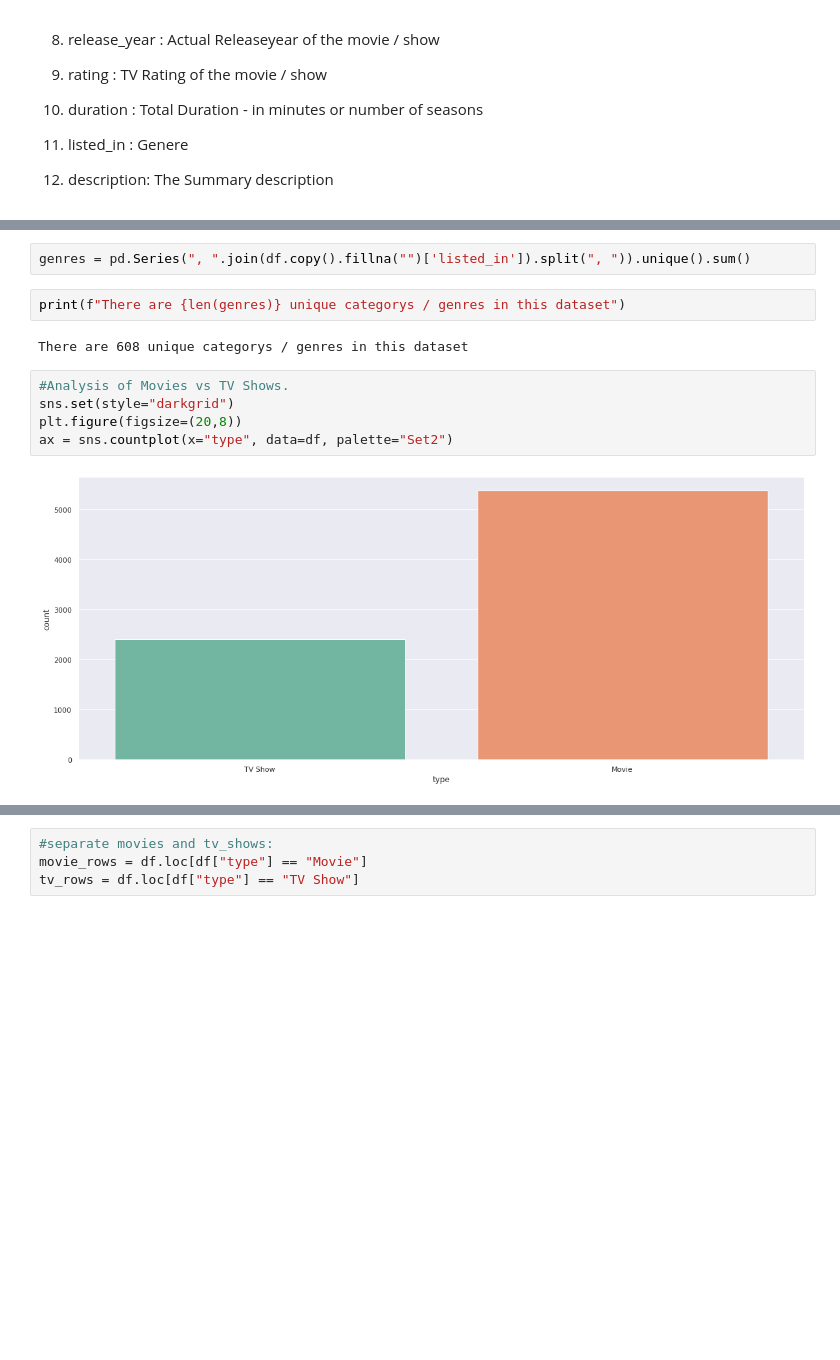
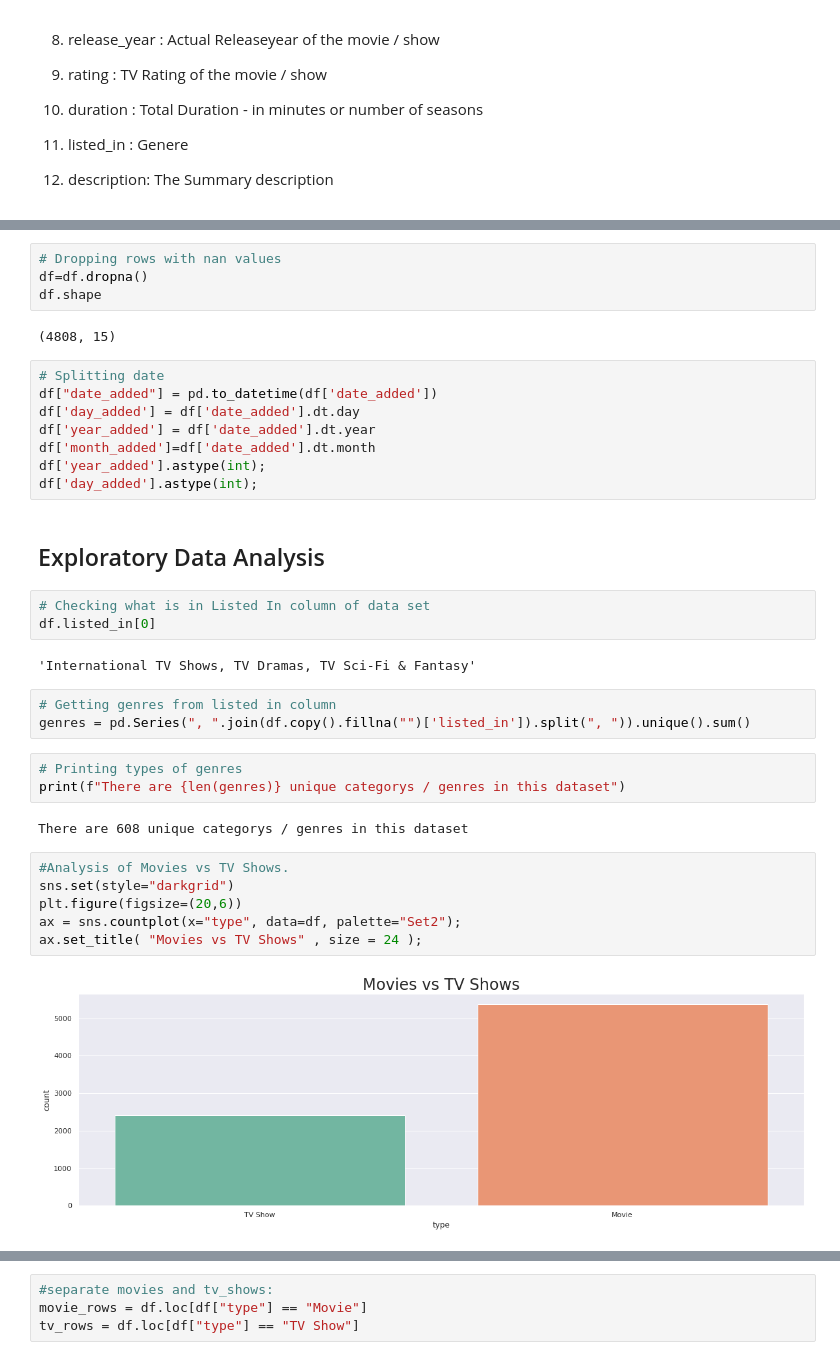
Before and after one commit to vivek16pawar/Netflix-Recomendation-System, a Jupyter notebook: NETFLIX_MOVIES_AND_TV_SHOWS_CLUSTERING.ipynb, the cells around one changed output, grey strips where cells are left out. Saved outputs shown, nothing was run; the diff lists cells and outputs as text; blank space fills up the shorter version.

```diff
--- a/NETFLIX_MOVIES_AND_TV_SHOWS_CLUSTERING.ipynb
+++ b/NETFLIX_MOVIES_AND_TV_SHOWS_CLUSTERING.ipynb
@@ -144,14 +154,38 @@ genres
+# %%
+# Dropping rows with nan values
+df=df.dropna()
+df.shape
+# %% [output]
+(4808, 15)
+# %%
+# Splitting date
+df["date_added"] = pd.to_datetime(df['date_added'])
+df['day_added'] = df['date_added'].dt.day
+df['year_added'] = df['date_added'].dt.year
+df['month_added']=df['date_added'].dt.month
+df['year_added'].astype(int);
+df['day_added'].astype(int);
+# %% [markdown]
+## Exploratory Data Analysis
+# %%
+# Checking what is in Listed In column of data set
+df.listed_in[0]
+# %% [output]
+'International TV Shows, TV Dramas, TV Sci-Fi & Fantasy'
 # %%
+# Getting genres from listed in column
 genres = pd.Series(", ".join(df.copy().fillna("")['listed_in']).split(", ")).unique().sum()
 # %%
+# Printing types of genres
 print(f"There are {len(genres)} unique categorys / genres in this dataset")
 # %% [output]
 There are 608 unique categorys / genres in this dataset
 # %%
 #Analysis of Movies vs TV Shows.
 sns.set(style="darkgrid")
-plt.figure(figsize=(20,8))
-ax = sns.countplot(x="type", data=df, palette="Set2")
+plt.figure(figsize=(20,6))
+ax = sns.countplot(x="type", data=df, palette="Set2");
+ax.set_title( "Movies vs TV Shows" , size = 24 );
 # %% [output]
-[figure, old version]
+[figure, new version]
 # %%
```
Also changed, not shown: parts of 52 cells of this notebook.
